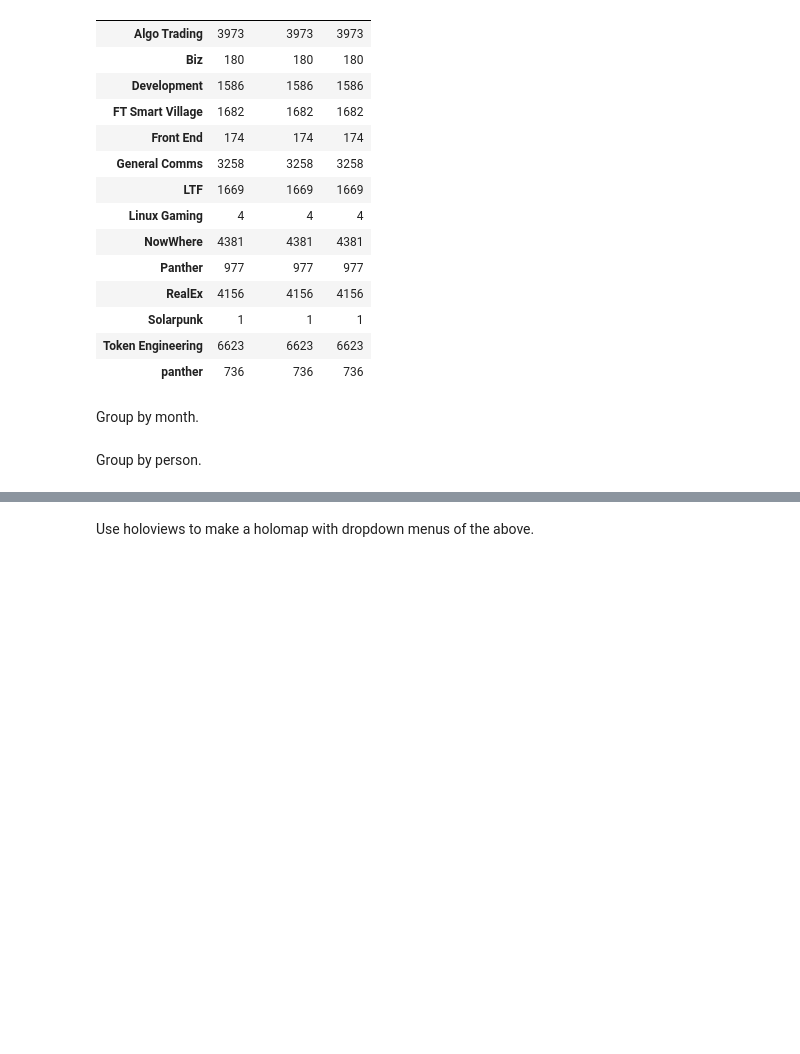
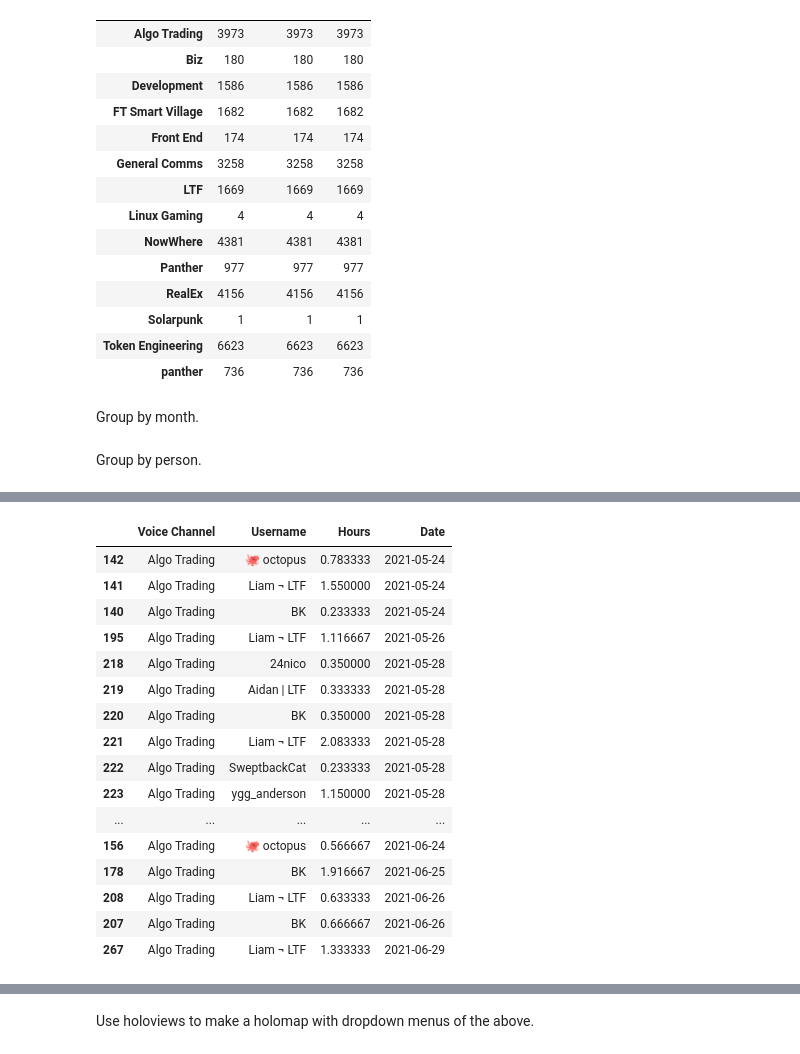
Before and after one commit to longtailfinancial/alexandra, a Jupyter notebook: utilities/timelogs.ipynb, the cells around one changed output, grey strips where cells are left out. Cells and saved outputs as stored; diff of their text form; code cells hidden in the pictures; blank space fills up the shorter version.

```diff
--- a/utilities/timelogs.ipynb
+++ b/utilities/timelogs.ipynb
@@ -43,0 +63,7 @@ Group by person.
+# %%
+grouped = df.reset_index().groupby(['level_0', 'Voice Channel', 'Username']).count()
+grouped['Hours'] = grouped['Time']/60
+hours = grouped[['Hours']].reset_index()
+# %%
+hours['Date'] = pd.to_datetime(hours['level_0'].apply(lambda a: dt.datetime.strptime(a, "%d_%m_%Y")))
+hours = hours.drop('level_0',axis=1)
@@ -43,0 +122,20 @@ Group by person.
+# %%
+hours[hours['Voice Channel'] == channel].sort_values(by='Date').groupby([['Date']])
+# %% [output]
+|  | Voice Channel | Username | Hours | Date |
+| 142 | Algo Trading | 🐙 octopus | 0.783333 | 2021-05-24 |
+| 141 | Algo Trading | Liam ¬ LTF | 1.550000 | 2021-05-24 |
+| 140 | Algo Trading | BK | 0.233333 | 2021-05-24 |
+| 195 | Algo Trading | Liam ¬ LTF | 1.116667 | 2021-05-26 |
+| 218 | Algo Trading | 24nico | 0.350000 | 2021-05-28 |
+| 219 | Algo Trading | Aidan | LTF | 0.333333 | 2021-05-28 |
+| 220 | Algo Trading | BK | 0.350000 | 2021-05-28 |
+| 221 | Algo Trading | Liam ¬ LTF | 2.083333 | 2021-05-28 |
+| 222 | Algo Trading | SweptbackCat | 0.233333 | 2021-05-28 |
+| 223 | Algo Trading | ygg_anderson | 1.150000 | 2021-05-28 |
+| ... | ... | ... | ... | ... |
+| 156 | Algo Trading | 🐙 octopus | 0.566667 | 2021-06-24 |
+| 178 | Algo Trading | BK | 1.916667 | 2021-06-25 |
+| 208 | Algo Trading | Liam ¬ LTF | 0.633333 | 2021-06-26 |
+| 207 | Algo Trading | BK | 0.666667 | 2021-06-26 |
+| 267 | Algo Trading | Liam ¬ LTF | 1.333333 | 2021-06-29 |
```
Also changed, not shown: parts of 19 cells of this notebook.
